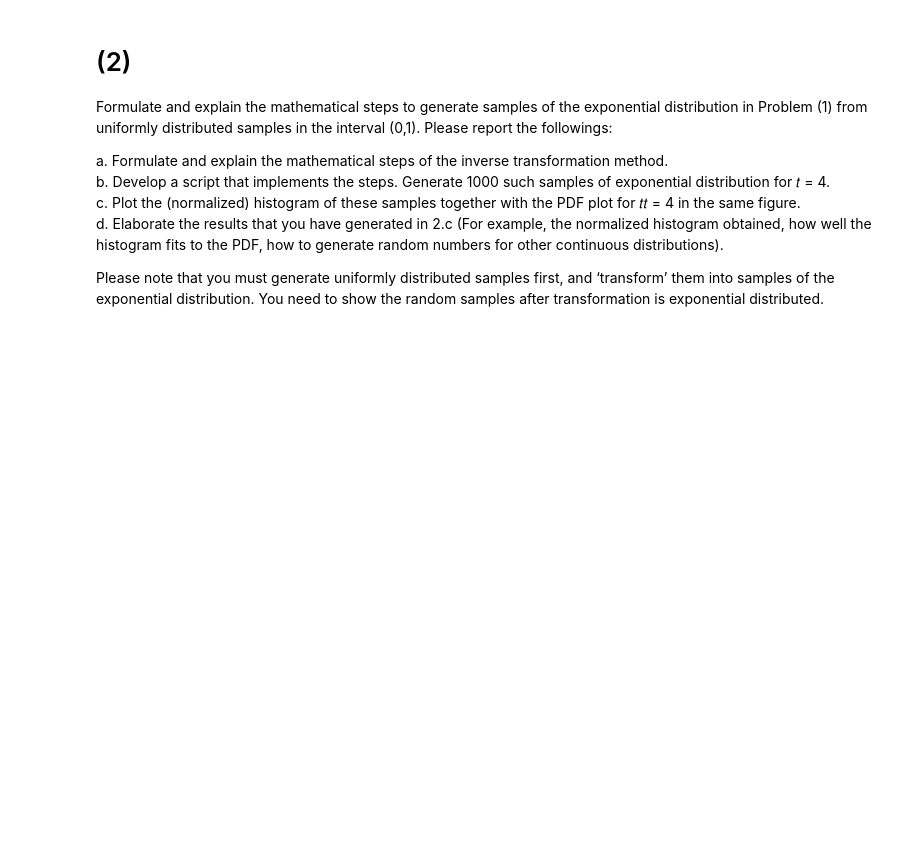
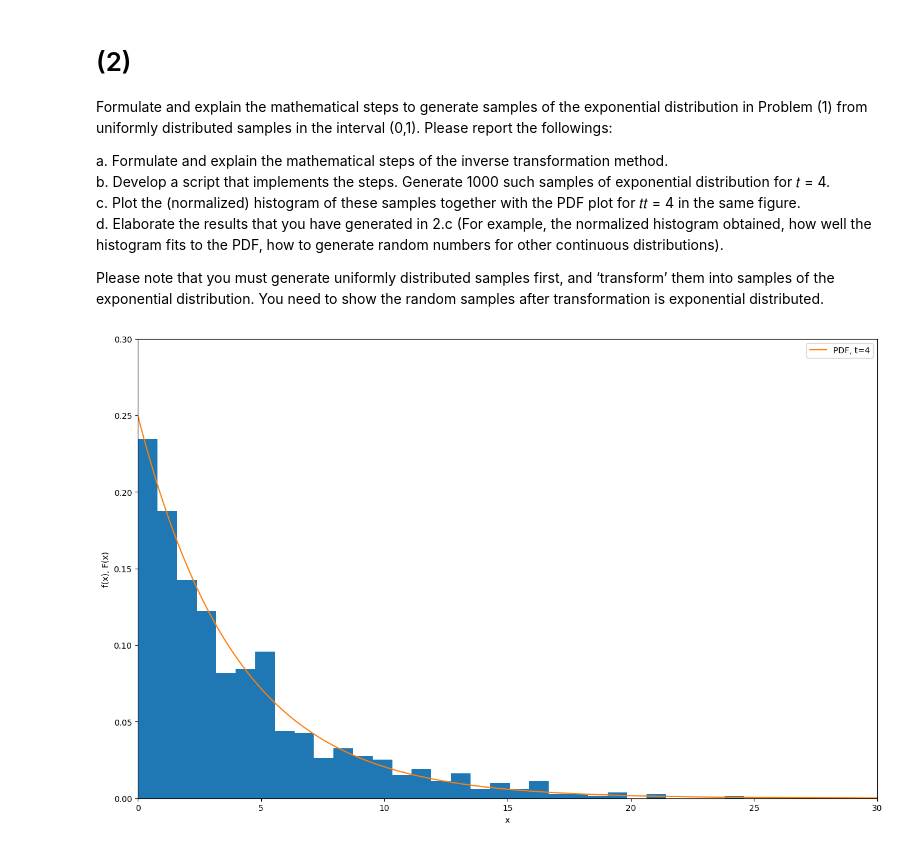
Before and after one commit to bettawithbutter/2012, a Jupyter notebook: EE2012 Project Draft Code.ipynb, the cells around one changed output. Cells and saved outputs as stored; diff of their text form; code cells hidden in the pictures; blank space fills up the shorter version.

```diff
--- a/EE2012 Project Draft Code.ipynb
+++ b/EE2012 Project Draft Code.ipynb
@@ -135,3 +135,27 @@ numbers for other continuous distributions).
 Please note that you must generate uniformly distributed samples first, and ‘transform’ them
 into samples of the exponential distribution. You need to show the random samples after
 transformation is exponential distributed.
+# %%
+import numpy as np                # import numpy for math
+import matplotlib.pyplot as plt   # import matplotlib for plotting graphs
+
+##Question 1
+
+plt.figure(1, figsize=(16,10))        # dimensions of plot figure
+
+u = np.random.uniform(0,1,1000)                    # generate 1000 uniformly distributed samples in [0,1)
+Finv = -4 * np.log(1-u)                            # calculate F_X ^-1 (u)
+plt.hist(Finv, bins=50, density=True)   # plot normalised histogram
+
+x = np.linspace(0, 35, 1000)      # generate list of 1000 x values between 0 and 35 (wide enough to show F(x) approach 1 asymptotically)
+pdf = (1/4) * (np.e **(-x/4))     # calculate PDF values
+plt.plot(x,pdf,label='PDF, t=4')  # plot PDF with label
+
+plt.xlim([0,30])             # left and right bound for plot display
+plt.ylim([0,pdf[0]+0.05])    # top and bottom bound for plot display
+plt.ylabel('f(x), F(x)')     # y-axis label
+plt.xlabel('x')              # x-axis label
+plt.legend()                 # display legend
+plt.show()                   # show plot (if running outside jupyter)
+# %% [output]
+[figure, added]
```
Also changed, not shown: parts of 1 cell of this notebook.
